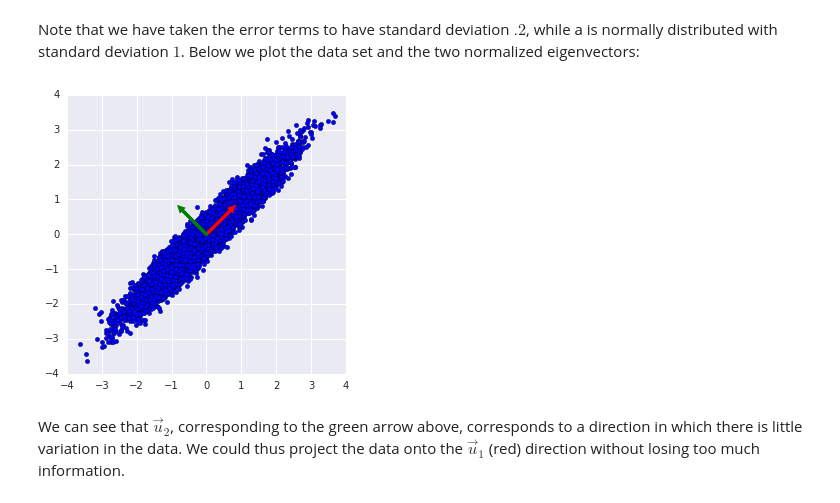
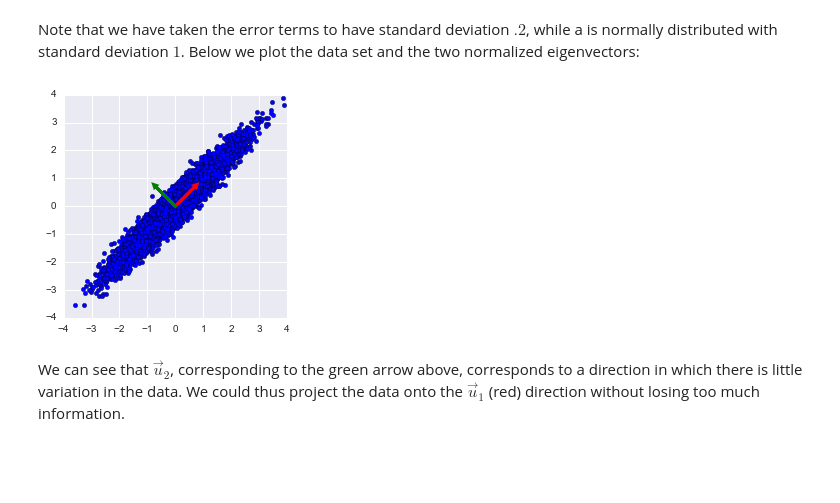
Before and after one commit to ActivisionGameScience/ActivisionGameScience.github.io, a Jupyter notebook: _notebooks/Principal Component Analysis vs Exploratory Factor Analysis.ipynb, the cells around one changed output. Cells and saved outputs as stored; diff of their text form; code cells hidden in the pictures; blank space fills up the shorter version.

```diff
--- a/_notebooks/Principal Component Analysis vs Exploratory Factor Analysis.ipynb
+++ b/_notebooks/Principal Component Analysis vs Exploratory Factor Analysis.ipynb
@@ -64,16 +61,16 @@ Eigenvector 2:  [-0.70710678  0.70710678]
 # %% [markdown]
 Note that we have taken the error terms to have standard deviation $.2$, while a is normally distributed with standard deviation $1$.  Below we plot the data set and the two normalized eigenvectors:
 # %%
-plt.figure(figsize=(8, 5))
-plt.scatter(X[:, 0], X[:, 1]);
-plt.xlim((-4, 4));
-plt.ylim((-4, 4));
-plt.axes().set_aspect('equal');
-ax = plt.axes();
-ax.arrow(0, 0, u1[0], u1[1], head_width=0.1, head_length=0.1, lw=3, color='r');
-ax.arrow(0, 0, u2[0], u2[1], head_width=0.1, head_length=0.1, lw=3, color='g');
+plt.scatter(X[:, 0], X[:, 1])
+plt.xlim((-4, 4))
+plt.ylim((-4, 4))
+plt.axes().set_aspect('equal')
+ax = plt.axes()
+ax.arrow(0, 0, u1[0], u1[1], head_width=0.1, head_length=0.1, lw=3, color='r')
+ax.arrow(0, 0, u2[0], u2[1], head_width=0.1, head_length=0.1, lw=3, color='g')
+plt.show()
 # %% [output]
-[figure, old version]
+[figure, new version]
 # %% [markdown]
 We can see that $\overrightarrow{u}_2$, corresponding to the green arrow above, corresponds to a direction in which there is little variation in the data.  We could thus project the data onto the $\overrightarrow{u}_1$ (red) direction without losing too much information.
 # %% [markdown]
```
Also changed, not shown: parts of 5 cells of this notebook, 1 other file.
